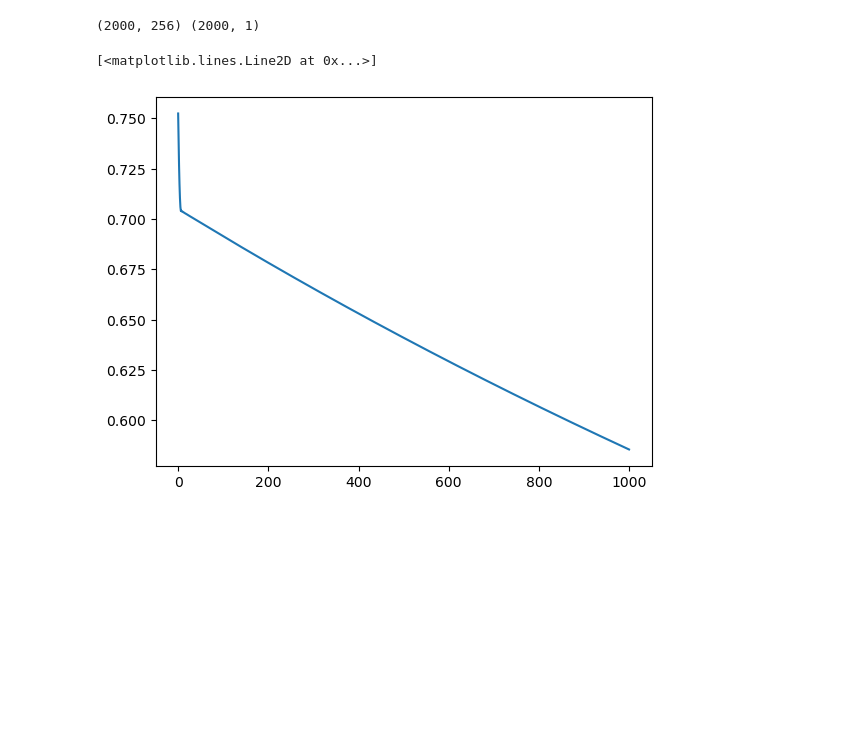
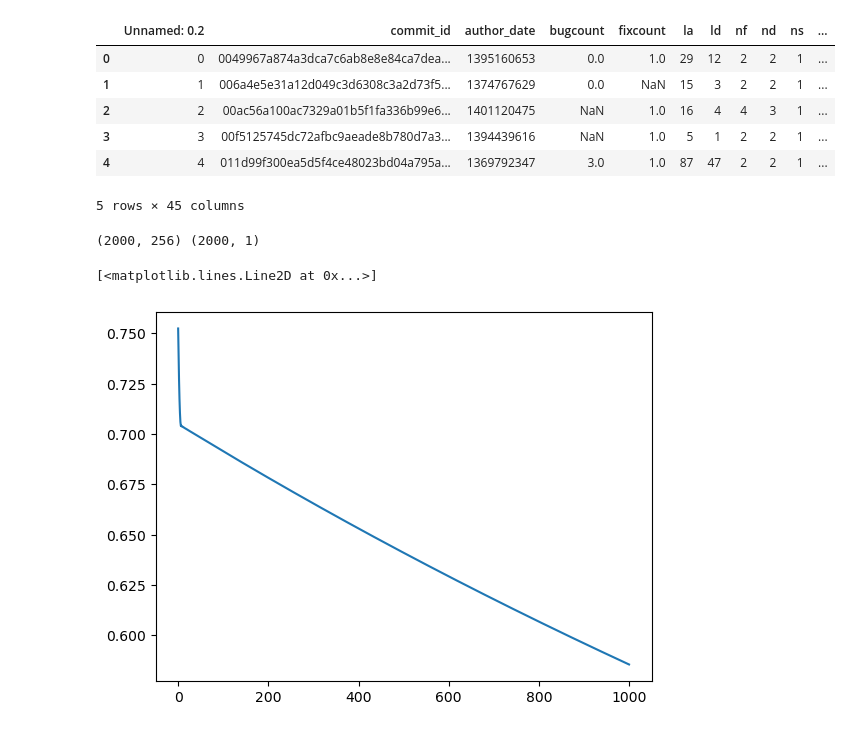
Before and after one commit to poku18/ENGR_Project_PR, a Jupyter notebook: 0_1_classifier.ipynb, the cells around one changed output. Drawn from its saved outputs; the diff is of its cells as text; code cells hidden in the pictures; blank space fills up the shorter version.

Commit message:
Bulk Commit with Data exploration file and the basic logistic regression file

```diff
--- a/0_1_classifier.ipynb
+++ b/0_1_classifier.ipynb
@@ -1,27 +1,30 @@
 # %%
-import os
+import pandas as pd
 import numpy as np
 import matplotlib.pyplot as plt
-from PIL import Image
 
-folder_training = ['MNIST/training/'+ str(i) +'/' for i in range(2)]
-folder_testing = ['MNIST/testing/'+ str(i) +'/' for i in range(2)]
+df = pd.read_csv("Non_Textual_and_Textual_Features.csv")
 
-#print(folder_training)
-classes = [i for i in range(2)]
+# Function to create labels based on the Boolean columns BUG and BIC of the dataset. Necessary for our dataset, might be optional for others.
+def label_bool(is_bug,bic):
+    if(is_bug==1 and bic==1):
+        return 1 # Intrinsic
+    elif(is_bug==1 and bic==0):
+        return 0 # Extrinsic
+    else:
+        return 0 # Non-bug
 
-def get_data(folder,im_width, label, n_samples):
-    file_name = os.listdir(folder)
-    x= np.empty((n_samples, im_width**2))
-    y= np.empty((n_samples, 1))
-    for i in range(n_samples):
-        path = folder+file_name[i]
-        im = Image.open(path).convert('L')
-        im = im.resize((im_width, im_width))
-        im_array = np.asarray(im)
-        x[i,:] = im_array.reshape(1,-1)
-        y[i,0] = classes[label]
-    return x, y
+df["Label"]=df.apply(lambda x: label_bool(x['BUG'],x['BIC']),axis=1)
+
+df.head()
+# %% [output]
+|  | Unnamed: 0.2 | commit_id | author_date | bugcount | fixcount | la | ld | nf | nd | ns | ... |
+| 0 | 0 | 0049967a874a3dca7c6ab8e8e84ca7dea... | 1395160653 | 0.0 | 1.0 | 29 | 12 | 2 | 2 | 1 | ... |
+| 1 | 1 | 006a4e5e31a12d049c3d6308c3a2d73f5... | 1374767629 | 0.0 | NaN | 15 | 3 | 2 | 2 | 1 | ... |
+| 2 | 2 | 00ac56a100ac7329a01b5f1fa336b99e6... | 1401120475 | NaN | 1.0 | 16 | 4 | 4 | 3 | 1 | ... |
+| 3 | 3 | 00f5125745dc72afbc9aeade8b780d7a3... | 1394439616 | NaN | 1.0 | 5 | 1 | 2 | 2 | 1 | ... |
+| 4 | 4 | 011d99f300ea5d5f4ce48023bd04a795a... | 1369792347 | 3.0 | 1.0 | 87 | 47 | 2 | 2 | 1 | ... |
+5 rows × 45 columns
 # %%
 im_width = 16
 P_per_class = 1000;
```
Also changed, not shown: 1 other file.
